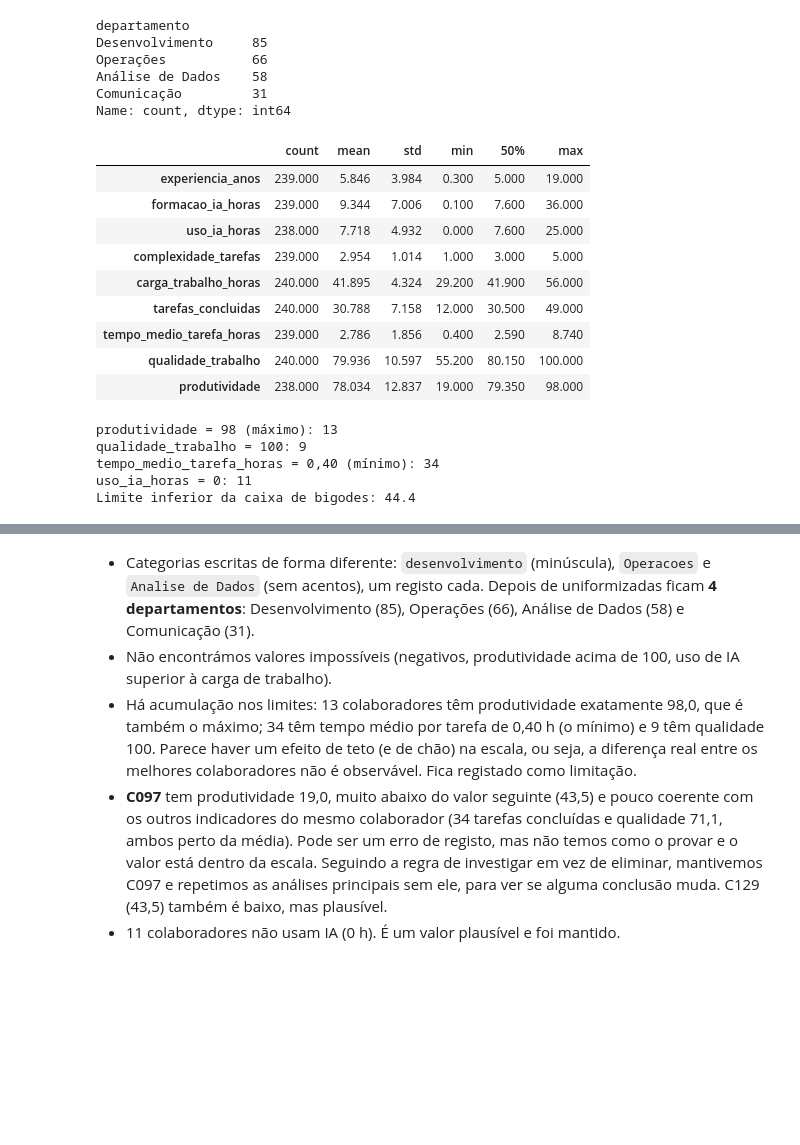
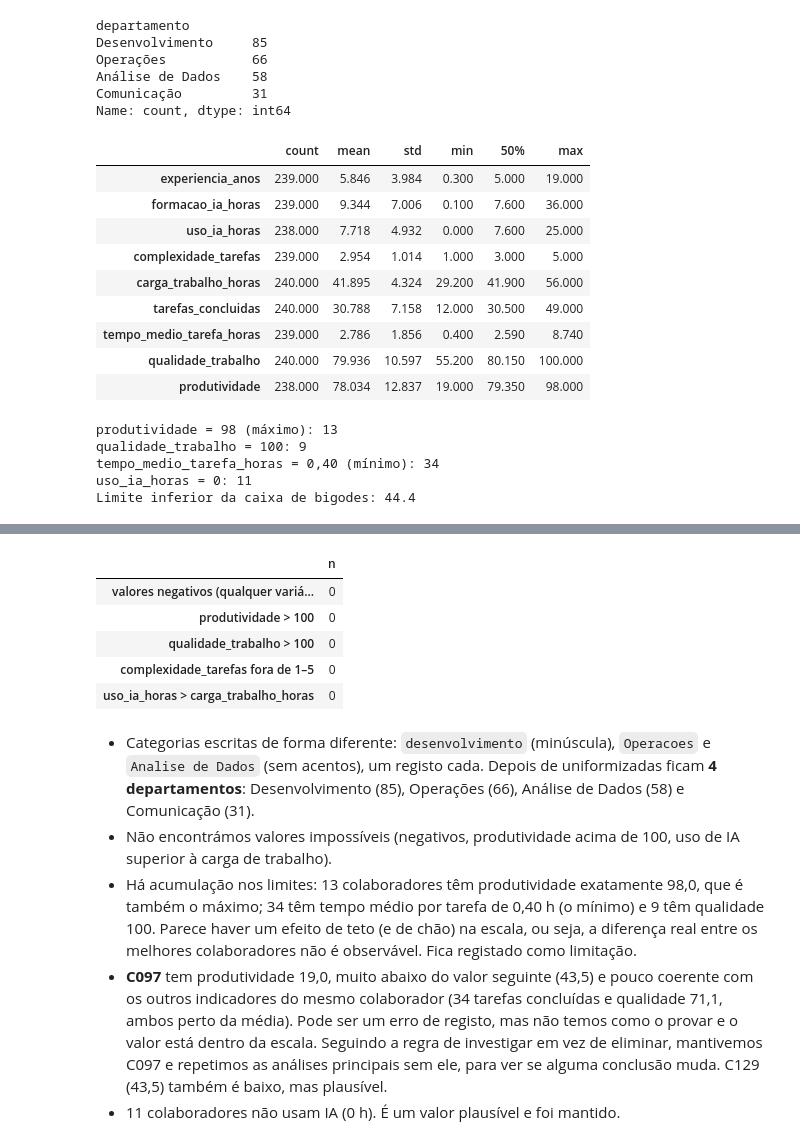
Before and after one commit to gcoutinho-ipca/tp1-mepa-ia-produtividade, a Jupyter notebook: TP1_MEPA_IA_Produtividade.ipynb, the cells around one changed output, grey strips where cells are left out. Saved outputs shown, nothing was run; the diff lists cells and outputs as text; code cells hidden in the pictures; blank space fills up the shorter version.

```diff
--- a/TP1_MEPA_IA_Produtividade.ipynb
+++ b/TP1_MEPA_IA_Produtividade.ipynb
@@ -219,33 +221,50 @@ display(num.describe().T[["count", "mean", "std", "min", "50%", "max"]])
 # Acumulação de valores nos extremos (possíveis limites da escala)
 print("produtividade = 98 (máximo):", (df.produtividade == 98).sum())
 print("qualidade_trabalho = 100:", (df.qualidade_trabalho == 100).sum())
 print("tempo_medio_tarefa_horas = 0,40 (mínimo):", (df.tempo_medio_tarefa_horas == 0.40).sum())
 print("uso_ia_horas = 0:", (df.uso_ia_horas == 0).sum())
 
 # Valor atípico na variável resposta: abaixo do bigode inferior da caixa de bigodes (Q1 - 1,5 x AIQ)
 q1, q3 = df.produtividade.quantile([.25, .75]); lim = q1 - 1.5 * (q3 - q1)
 print(f"Limite inferior da caixa de bigodes: {lim:.1f}")
 display(df[df.produtividade < lim][["id_colaborador", "departamento", "uso_ia_horas", "experiencia_anos",
                                     "tarefas_concluidas", "qualidade_trabalho", "produtividade"]])
+
+# Valores impossíveis (nenhum deveria ocorrer): negativos, escalas 0-100 ultrapassadas,
+# complexidade fora de 1-5 e uso de IA superior à carga de trabalho semanal
+impossiveis = pd.Series({
+    "valores negativos (qualquer variável numérica)": int((num < 0).sum().sum()),
+    "produtividade > 100": int((df.produtividade > 100).sum()),
+    "qualidade_trabalho > 100": int((df.qualidade_trabalho > 100).sum()),
+    "complexidade_tarefas fora de 1–5": int((~df.complexidade_tarefas.dropna().isin([1, 2, 3, 4, 5])).sum()),
+    "uso_ia_horas > carga_trabalho_horas": int((df.uso_ia_horas > df.carga_trabalho_horas).sum()),
+}, name="n")
+display(impossiveis.to_frame())
 # %% [output]
 |  | count | mean | std | min | 50% | max |
 | experiencia_anos | 239.000 | 5.846 | 3.984 | 0.300 | 5.000 | 19.000 |
 | formacao_ia_horas | 239.000 | 9.344 | 7.006 | 0.100 | 7.600 | 36.000 |
 | uso_ia_horas | 238.000 | 7.718 | 4.932 | 0.000 | 7.600 | 25.000 |
 | complexidade_tarefas | 239.000 | 2.954 | 1.014 | 1.000 | 3.000 | 5.000 |
 | carga_trabalho_horas | 240.000 | 41.895 | 4.324 | 29.200 | 41.900 | 56.000 |
 | tarefas_concluidas | 240.000 | 30.788 | 7.158 | 12.000 | 30.500 | 49.000 |
 | tempo_medio_tarefa_horas | 239.000 | 2.786 | 1.856 | 0.400 | 2.590 | 8.740 |
 | qualidade_trabalho | 240.000 | 79.936 | 10.597 | 55.200 | 80.150 | 100.000 |
 | produtividade | 238.000 | 78.034 | 12.837 | 19.000 | 79.350 | 98.000 |
 produtividade = 98 (máximo): 13
 qualidade_trabalho = 100: 9
 tempo_medio_tarefa_horas = 0,40 (mínimo): 34
 uso_ia_horas = 0: 11
 Limite inferior da caixa de bigodes: 44.4
 |  | id_colaborador | departamento | uso_ia_horas | experiencia_anos | tarefas_concluidas | qualidade_trabalho | ... |
 | 96 | C097 | Desenvolvimento | 7.700 | 7.200 | 34 | 71.100 | ... |
 | 128 | C129 | Comunicação | 11.500 | 3.400 | 20 | 64.000 | ... |
+|  | n |
+| valores negativos (qualquer variá... | 0 |
+| produtividade > 100 | 0 |
+| qualidade_trabalho > 100 | 0 |
+| complexidade_tarefas fora de 1–5 | 0 |
+| uso_ia_horas > carga_trabalho_horas | 0 |
 # %% [markdown]
 - Categorias escritas de forma diferente: `desenvolvimento` (minúscula), `Operacoes` e `Analise de Dados` (sem acentos), um registo cada. Depois de uniformizadas ficam **4 departamentos**: Desenvolvimento (85), Operações (66), Análise de Dados (58) e Comunicação (31).
 - Não encontrámos valores impossíveis (negativos, produtividade acima de 100, uso de IA superior à carga de trabalho).
```
Also changed, not shown: parts of 12 cells of this notebook, 5 other files.
